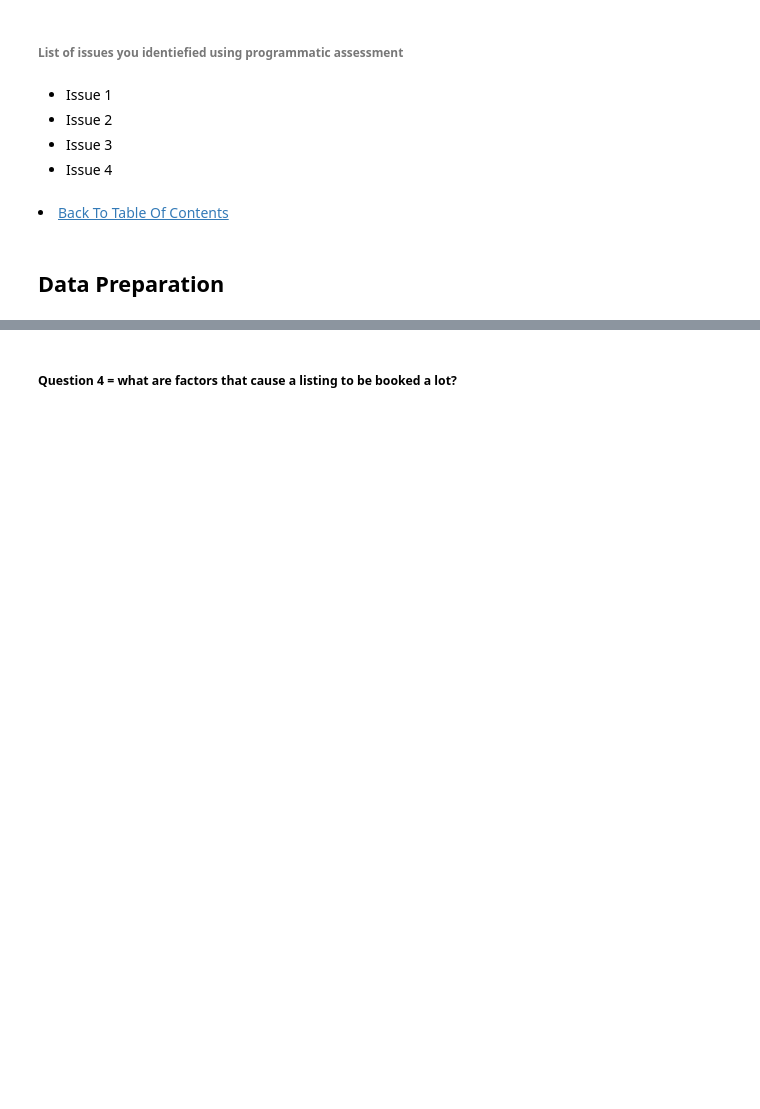
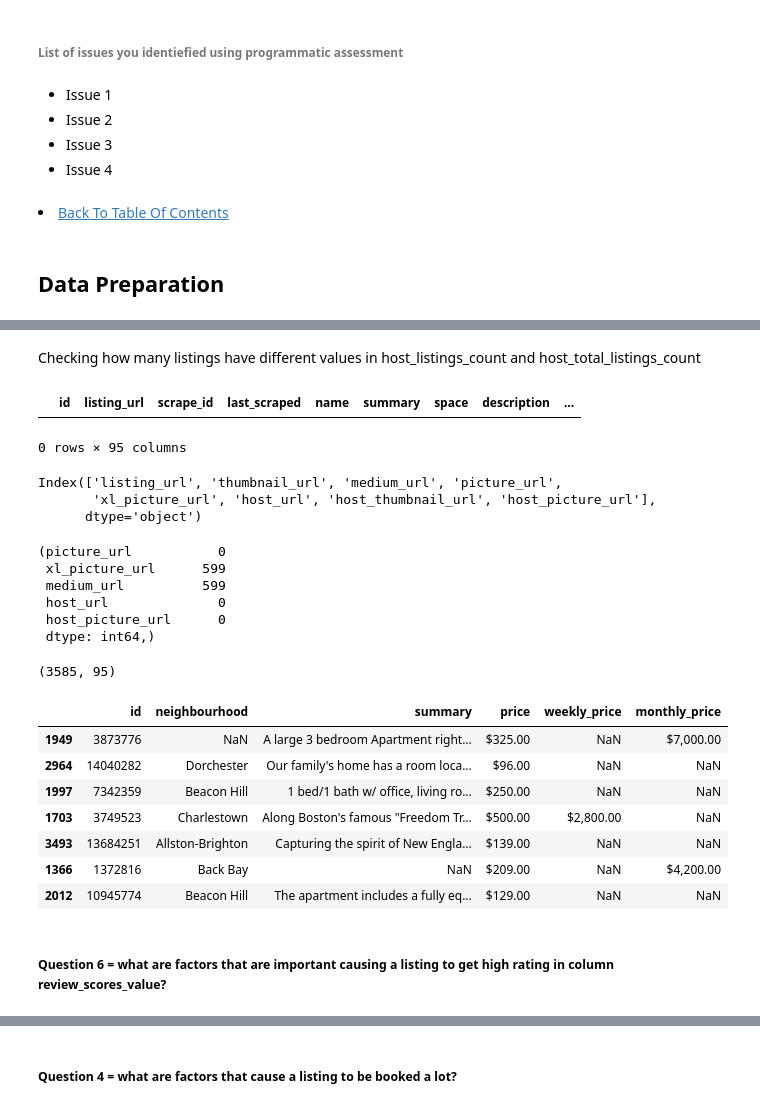
Before and after one commit to sdaphtardar/airbnb_dataset_analysis, a Jupyter notebook: AirBnB_Data_Analysis.ipynb, the cells around one changed output, grey strips where cells are left out. Saved outputs shown, nothing was run; the diff lists cells and outputs as text; code cells hidden in the pictures; blank space fills up the shorter version.

Commit message:
Prepare data for descriptive statistics questions

```diff
--- a/AirBnB_Data_Analysis.ipynb
+++ b/AirBnB_Data_Analysis.ipynb
@@ -425,0 +963,39 @@ df_name.info()
+# %% [markdown]
+Checking how many listings have different values in host_listings_count and host_total_listings_count
+# %%
+df_boston_listings[df_boston_listings.host_listings_count != df_boston_listings.host_total_listings_count]
+# %% [output]
+|  | id | listing_url | scrape_id | last_scraped | name | summary | space | description | ... |
+0 rows × 95 columns
+# %%
+df_boston_listings.columns[df_boston_listings.columns.str.contains('url')]
+# %% [output]
+Index(['listing_url', 'thumbnail_url', 'medium_url', 'picture_url',
+       'xl_picture_url', 'host_url', 'host_thumbnail_url', 'host_picture_url'],
+      dtype='object')
+# %%
+df_boston_listings[['picture_url','xl_picture_url','medium_url','host_url','host_picture_url']].isna().sum(),
+# %% [output]
+(picture_url           0
+ xl_picture_url      599
+ medium_url          599
+ host_url              0
+ host_picture_url      0
+ dtype: int64,)
+# %%
+df_boston_listings.shape
+# %% [output]
+(3585, 95)
+# %%
+df_boston_listings[['id', 'neighbourhood','summary','price','weekly_price','monthly_price']].sample(7)
+# %% [output]
+|  | id | neighbourhood | summary | price | weekly_price | monthly_price |
+| 1949 | 3873776 | NaN | A large 3 bedroom Apartment right... | $325.00 | NaN | $7,000.00 |
+| 2964 | 14040282 | Dorchester | Our family's home has a room loca... | $96.00 | NaN | NaN |
+| 1997 | 7342359 | Beacon Hill | 1 bed/1 bath w/ office, living ro... | $250.00 | NaN | NaN |
+| 1703 | 3749523 | Charlestown | Along Boston's famous "Freedom Tr... | $500.00 | $2,800.00 | NaN |
+| 3493 | 13684251 | Allston-Brighton | Capturing the spirit of New Engla... | $139.00 | NaN | NaN |
+| 1366 | 1372816 | Back Bay | NaN | $209.00 | NaN | $4,200.00 |
+| 2012 | 10945774 | Beacon Hill | The apartment includes a fully eq... | $129.00 | NaN | NaN |
+# %% [markdown]
+##### Question 6 = what are factors that are important causing a listing to get high rating in column review_scores_value?
```
Also changed, not shown: parts of 129 cells of this notebook.
